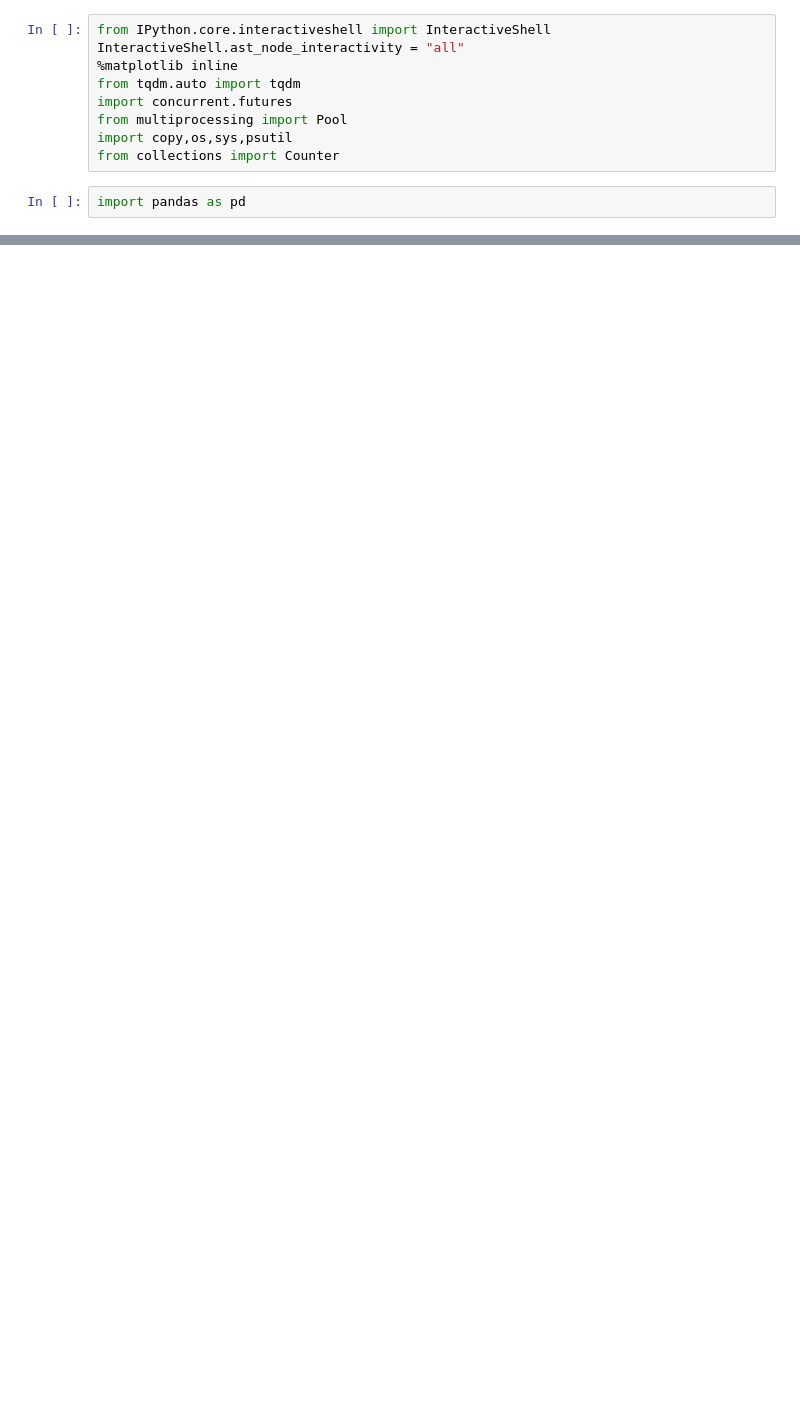
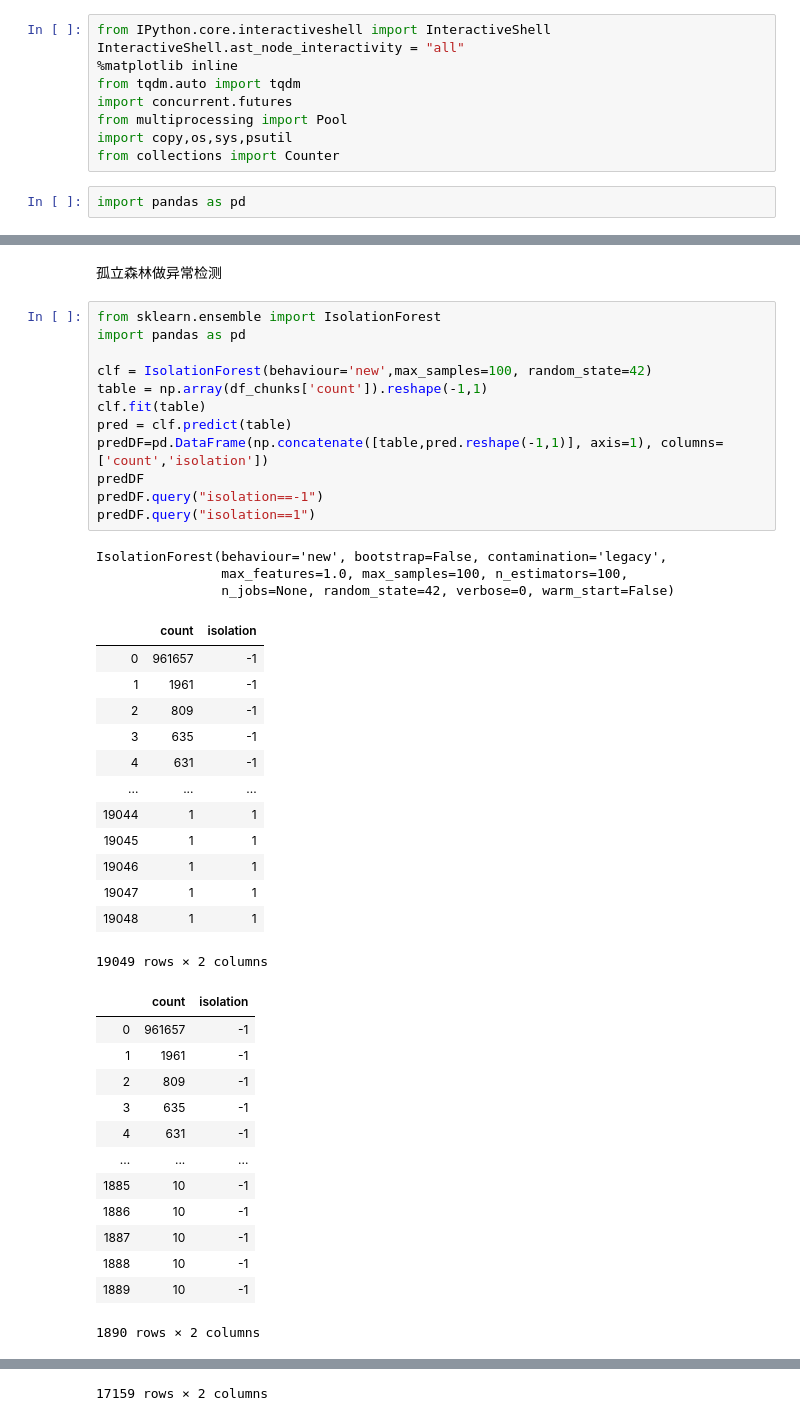
Before and after one commit to Zachary4biz/notebook_collection, a Jupyter notebook: Untitled.ipynb, the cells around one changed output, grey strips where cells are left out. Drawn from its saved outputs; the diff is of its cells as text; blank space fills up the shorter version.

```diff
--- a/Untitled.ipynb
+++ b/Untitled.ipynb
@@ -33,0 +66,44 @@ set(df_chunks.get_chunk()['user_pin'])
+# %% [markdown]
+孤立森林做异常检测
+# %%
+from sklearn.ensemble import IsolationForest
+import pandas as pd
+
+clf = IsolationForest(behaviour='new',max_samples=100, random_state=42)
+table = np.array(df_chunks['count']).reshape(-1,1)
+clf.fit(table)
+pred = clf.predict(table)
+predDF=pd.DataFrame(np.concatenate([table,pred.reshape(-1,1)], axis=1), columns=['count','isolation'])
+predDF
+predDF.query("isolation==-1")
+predDF.query("isolation==1")
+# %% [output]
+IsolationForest(behaviour='new', bootstrap=False, contamination='legacy',
+                max_features=1.0, max_samples=100, n_estimators=100,
+                n_jobs=None, random_state=42, verbose=0, warm_start=False)
+|  | count | isolation |
+| 0 | 961657 | -1 |
+| 1 | 1961 | -1 |
+| 2 | 809 | -1 |
+| 3 | 635 | -1 |
+| 4 | 631 | -1 |
+| ... | ... | ... |
+| 19044 | 1 | 1 |
+| 19045 | 1 | 1 |
+| 19046 | 1 | 1 |
+| 19047 | 1 | 1 |
+| 19048 | 1 | 1 |
+19049 rows × 2 columns
+|  | count | isolation |
+| 0 | 961657 | -1 |
+| 1 | 1961 | -1 |
+| 2 | 809 | -1 |
+| 3 | 635 | -1 |
+| 4 | 631 | -1 |
+| ... | ... | ... |
+| 1885 | 10 | -1 |
+| 1886 | 10 | -1 |
+| 1887 | 10 | -1 |
+| 1888 | 10 | -1 |
+| 1889 | 10 | -1 |
+1890 rows × 2 columns
@@ -33,0 +122 @@ set(df_chunks.get_chunk()['user_pin'])
+17159 rows × 2 columns
```
Also changed, not shown: parts of 7 cells of this notebook, 21 other files.
